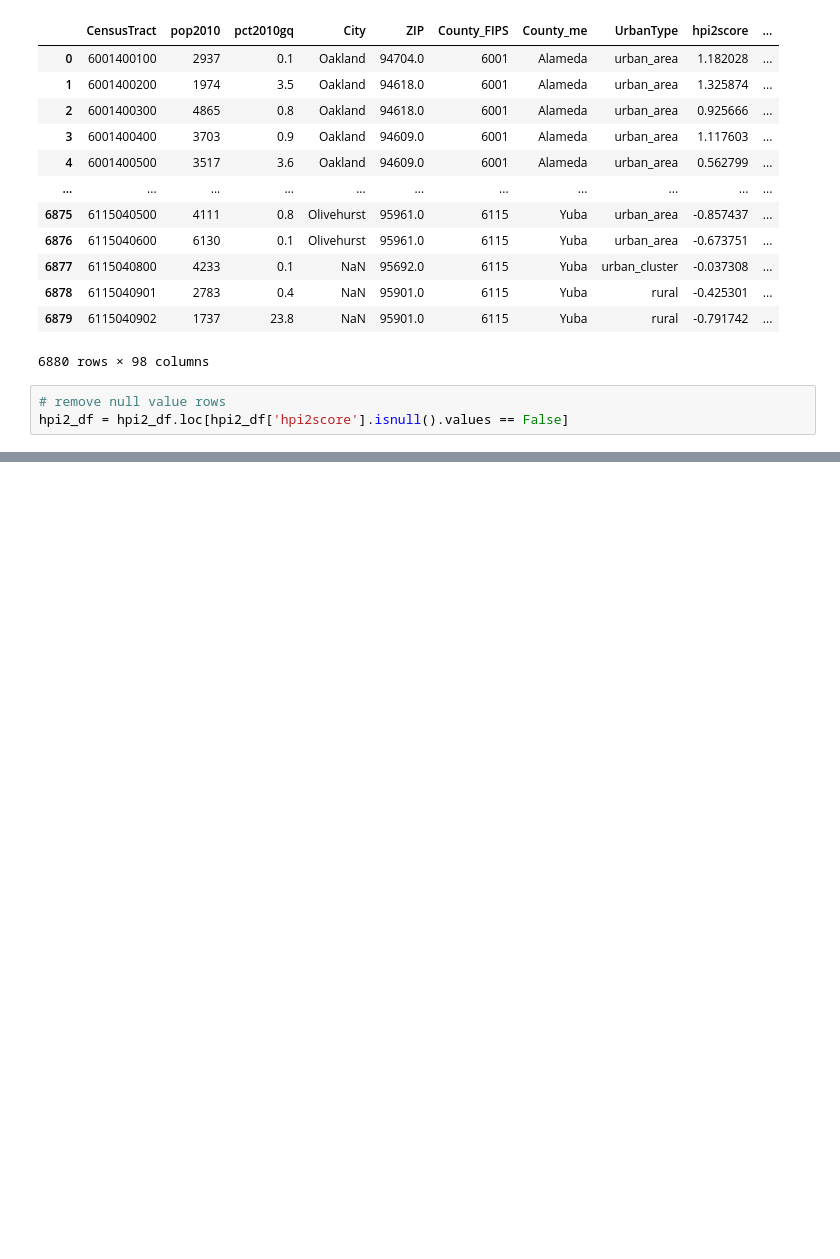
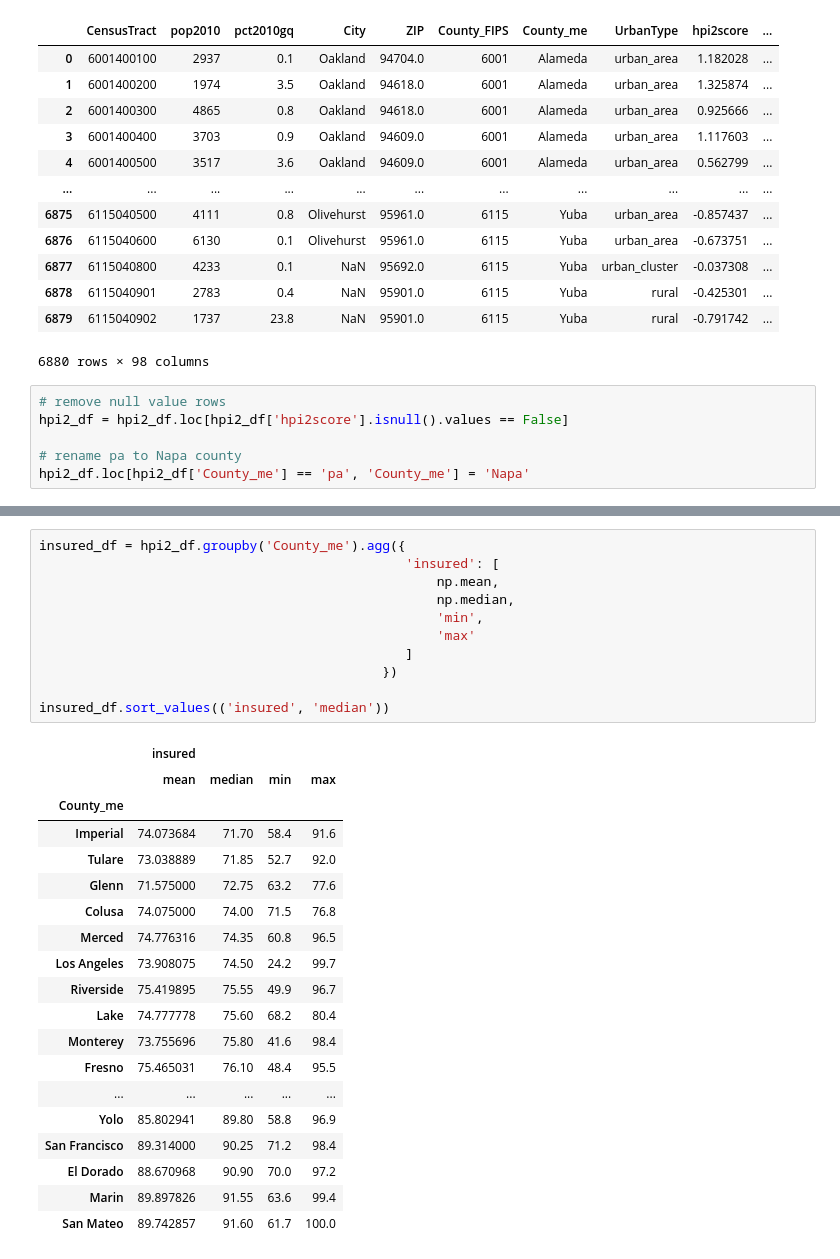
Before and after one commit to Data-Analytics-Project-1/Project-1, a Jupyter notebook: hpi2/notebooks/hpi2.ipynb, the cells around one changed output, grey strips where cells are left out. Cells and saved outputs as stored; diff of their text form; blank space fills up the shorter version.

Commit message:
Add additional heatmap for county insured median

```diff
--- a/hpi2/notebooks/hpi2.ipynb
+++ b/hpi2/notebooks/hpi2.ipynb
@@ -34,6 +34,9 @@ hpi2_df
 # %%
 # remove null value rows
 hpi2_df = hpi2_df.loc[hpi2_df['hpi2score'].isnull().values == False]
+
+# rename pa to Napa county
+hpi2_df.loc[hpi2_df['County_me'] == 'pa', 'County_me'] = 'Napa'
 # %%
 # set latitude and longitude for heatmap
 coordinates = hpi2_df[['INTPTLAT', 'INTPTLONG']]
@@ -69,0 +54,31 @@ fig
+# %%
+insured_df = hpi2_df.groupby('County_me').agg({
+                                               'insured': [
+                                                   np.mean,
+                                                   np.median,
+                                                   'min',
+                                                   'max'
+                                               ]
+                                            })
+
+insured_df.sort_values(('insured', 'median'))
+# %% [output]
+|  | insured |  |  |  |
+|  | mean | median | min | max |
+| County_me |  |  |  |  |
+| Imperial | 74.073684 | 71.70 | 58.4 | 91.6 |
+| Tulare | 73.038889 | 71.85 | 52.7 | 92.0 |
+| Glenn | 71.575000 | 72.75 | 63.2 | 77.6 |
+| Colusa | 74.075000 | 74.00 | 71.5 | 76.8 |
+| Merced | 74.776316 | 74.35 | 60.8 | 96.5 |
+| Los Angeles | 73.908075 | 74.50 | 24.2 | 99.7 |
+| Riverside | 75.419895 | 75.55 | 49.9 | 96.7 |
+| Lake | 74.777778 | 75.60 | 68.2 | 80.4 |
+| Monterey | 73.755696 | 75.80 | 41.6 | 98.4 |
+| Fresno | 75.465031 | 76.10 | 48.4 | 95.5 |
+| ... | ... | ... | ... | ... |
+| Yolo | 85.802941 | 89.80 | 58.8 | 96.9 |
+| San Francisco | 89.314000 | 90.25 | 71.2 | 98.4 |
+| El Dorado | 88.670968 | 90.90 | 70.0 | 97.2 |
+| Marin | 89.897826 | 91.55 | 63.6 | 99.4 |
+| San Mateo | 89.742857 | 91.60 | 61.7 | 100.0 |
```
Also changed, not shown: parts of 7 cells of this notebook.
